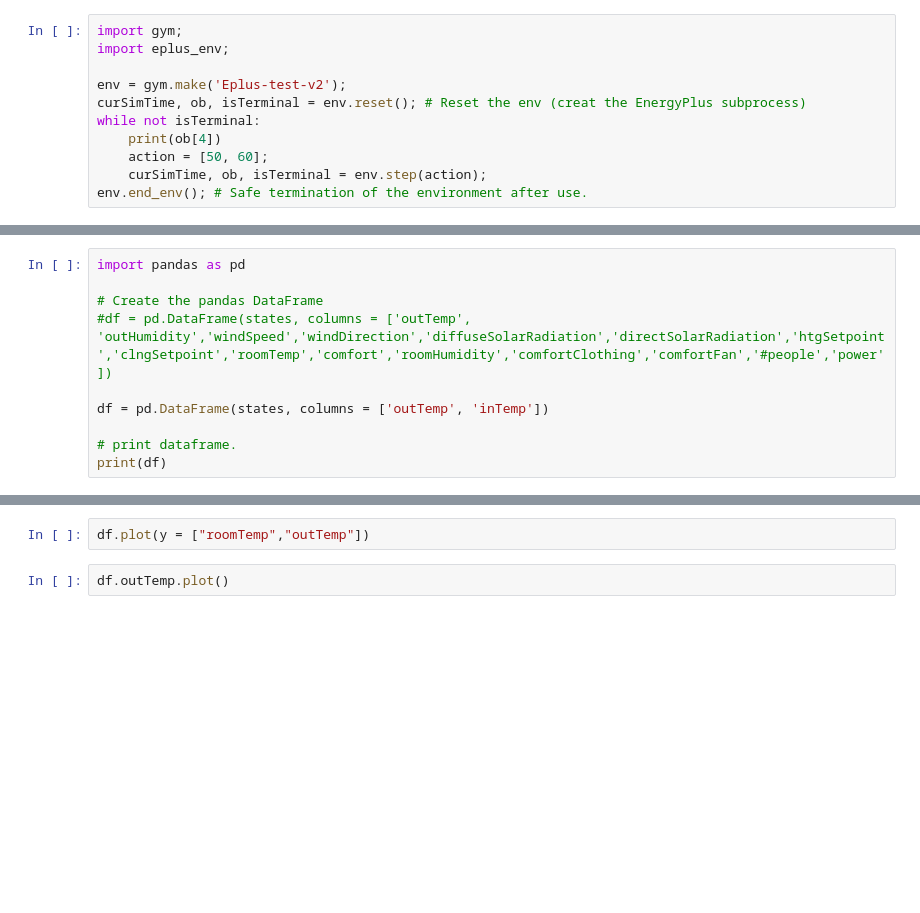
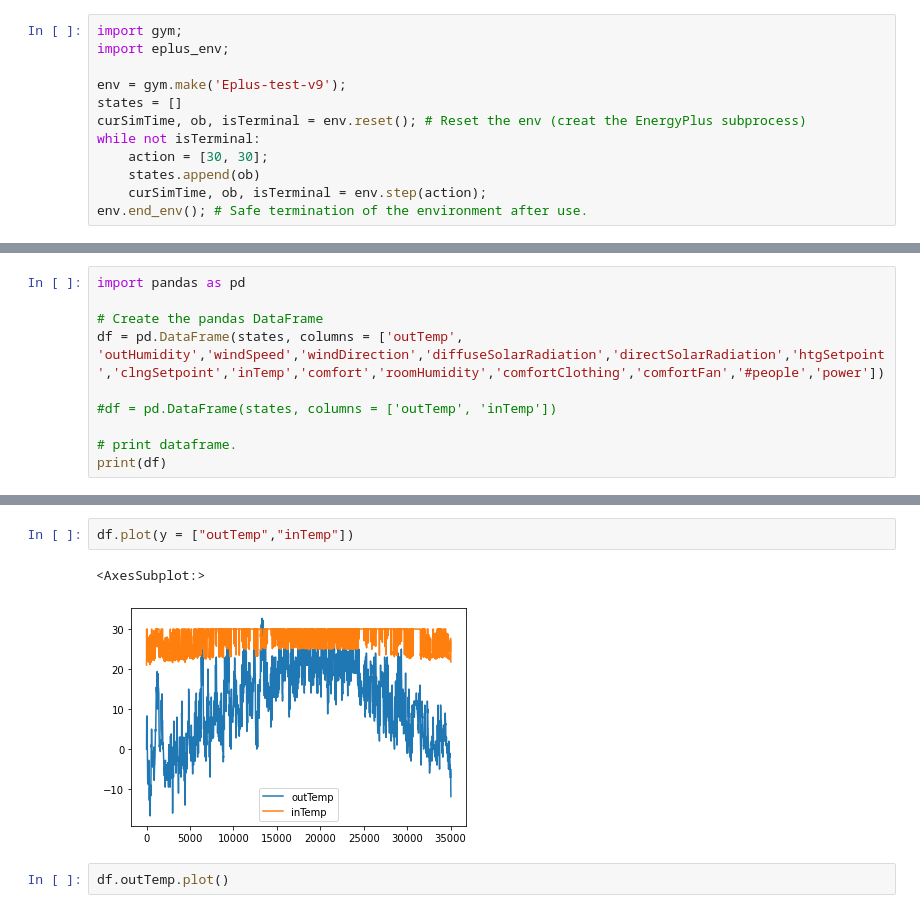
Before and after one commit to abdallam1007/QSIURP, a Jupyter notebook: Simulations/Testing.ipynb, the cells around one changed output, grey strips where cells are left out. Cells and saved outputs as stored; diff of their text form; blank space fills up the shorter version.

```diff
--- a/Simulations/Testing.ipynb
+++ b/Simulations/Testing.ipynb
@@ -19,11 +20,12 @@ register(
 import gym;
 import eplus_env;
 
-env = gym.make('Eplus-test-v2');
+env = gym.make('Eplus-test-v9');
+states = []
 curSimTime, ob, isTerminal = env.reset(); # Reset the env (creat the EnergyPlus subprocess)
 while not isTerminal:
-    print(ob[4])
-    action = [50, 60];
+    action = [30, 30];
+    states.append(ob)
     curSimTime, ob, isTerminal = env.step(action);
 env.end_env(); # Safe termination of the environment after use.
 # %% [output]
@@ -55,9 +58,9 @@ env.end_env(); # Safe termination of the environment after use.
 import pandas as pd
 
 # Create the pandas DataFrame
-#df = pd.DataFrame(states, columns = ['outTemp', 'outHumidity','windSpeed','windDirection','diffuseSolarRadiation','directSolarRadiation','htgSetpoint','clngSetpoint','roomTemp','comfort','roomHumidity','comfortClothing','comfortFan','#people','power'])
+df = pd.DataFrame(states, columns = ['outTemp', 'outHumidity','windSpeed','windDirection','diffuseSolarRadiation','directSolarRadiation','htgSetpoint','clngSetpoint','inTemp','comfort','roomHumidity','comfortClothing','comfortFan','#people','power'])
 
-df = pd.DataFrame(states, columns = ['outTemp', 'inTemp'])
+#df = pd.DataFrame(states, columns = ['outTemp', 'inTemp'])
 
 # print dataframe.
 print(df)
@@ -64,4 +85,7 @@ print(df)
 # %%
-df.plot(y = ["roomTemp","outTemp"])
+df.plot(y = ["outTemp","inTemp"])
+# %% [output]
+<AxesSubplot:>
+[figure, added]
 # %%
 df.outTemp.plot()
```
Also changed, not shown: parts of 4 cells of this notebook, 6 other files.
